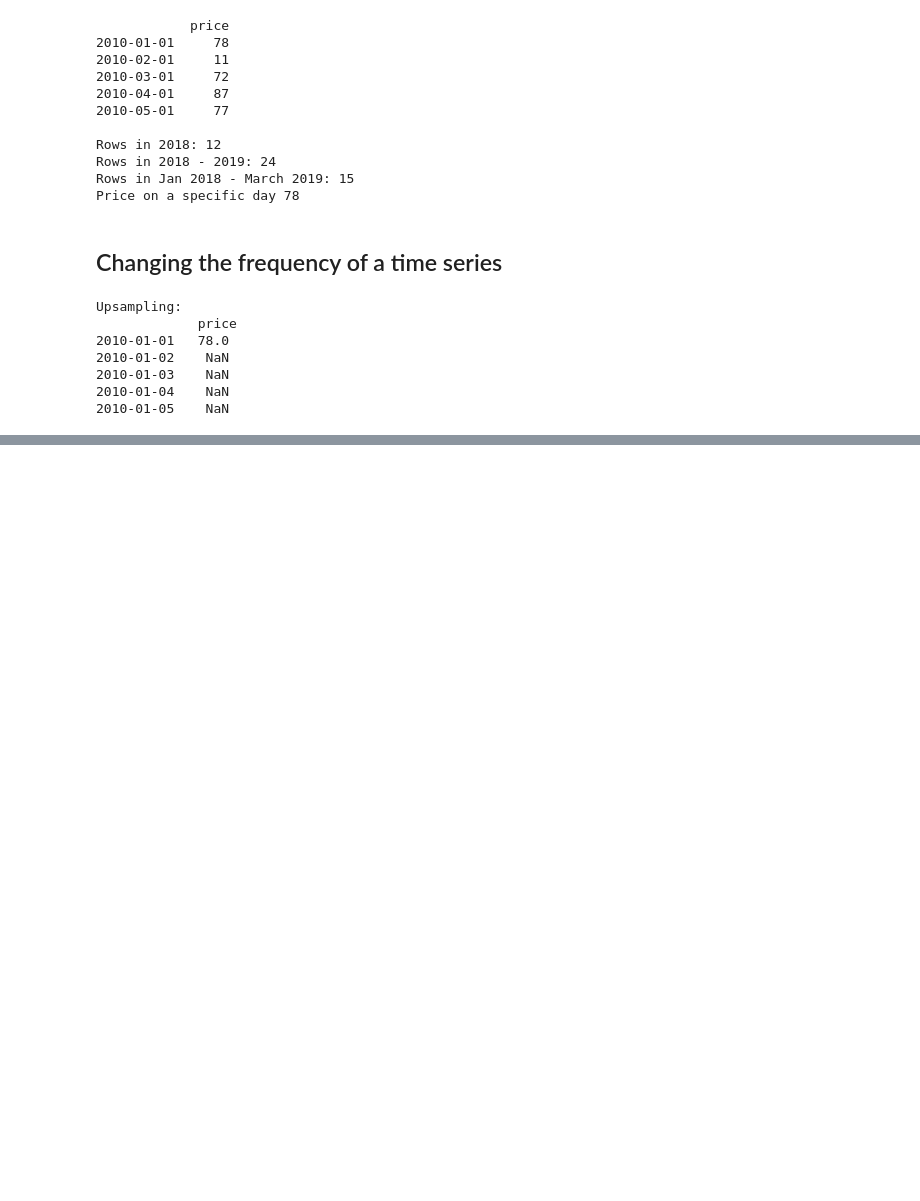
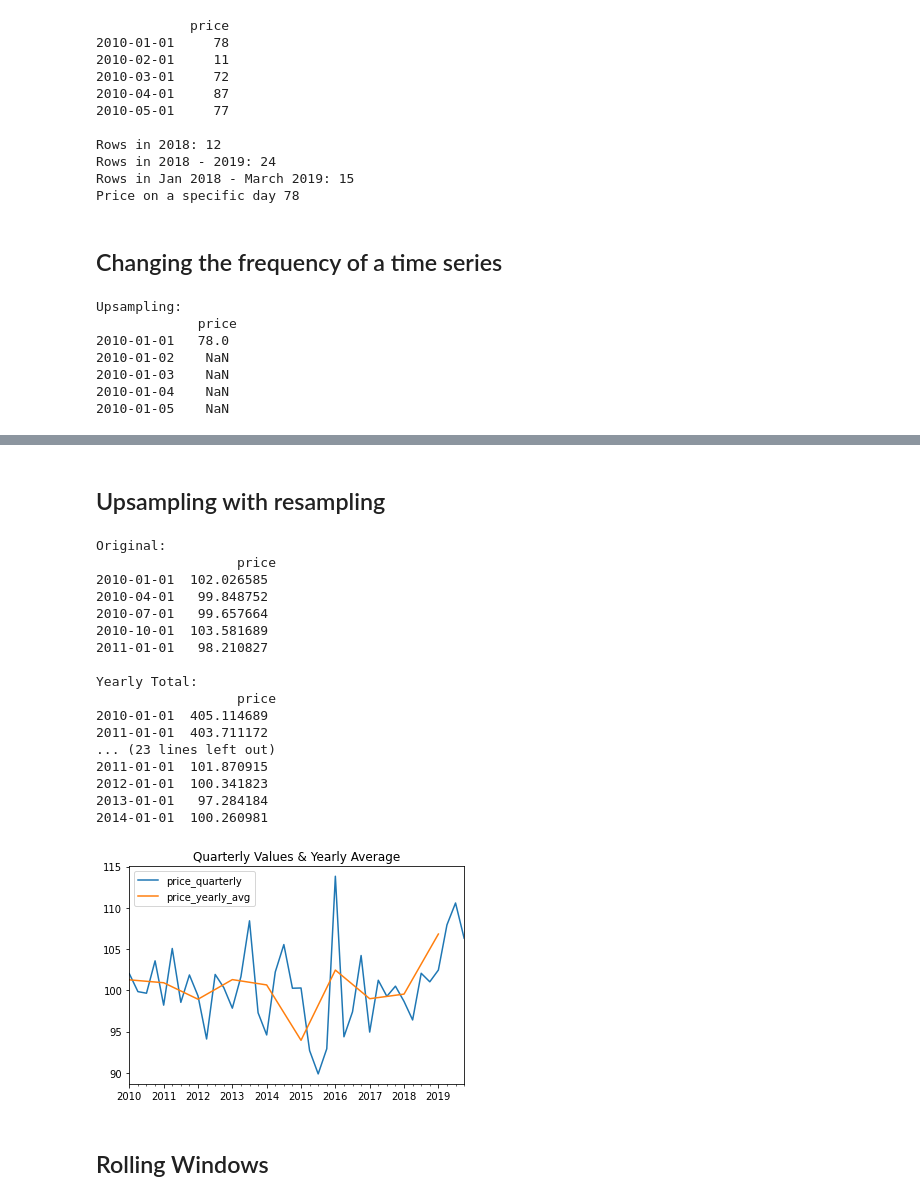
Before and after one commit to mattm/python-cheat-sheet, a Jupyter notebook: Time Series.ipynb, the cells around one changed output, grey strips where cells are left out. Cells and saved outputs as stored; diff of their text form; code cells hidden in the pictures; blank space fills up the shorter version.

```diff
--- a/Time Series.ipynb
+++ b/Time Series.ipynb
@@ -183,0 +291,37 @@ Upsampling:
+# %% [markdown]
+## Upsampling with resampling
+# %%
+index = pd.date_range(start="2010-01-01", periods=40, freq="QS")
+values = np.random.normal(loc=100, scale=5, size=len(index))
+quarterly = pd.DataFrame(values, columns=["price"], index=index)
+print("Original:\n", quarterly.head())
+
+print("\nYearly Total:\n", quarterly.resample("YS").sum().head())
+print("\nYearly Mean:\n", quarterly.resample("YS").mean().head())
+print("\nYearly First:\n", quarterly.resample("YS").first().head())
+print("\nYearly Last:\n", quarterly.resample("YS").last().head())
+
+ax = quarterly.add_suffix("_quarterly").plot()
+quarterly.resample("YS").mean().add_suffix("_yearly_avg").plot(ax=ax, title="Quarterly Values & Yearly Average")
+plt.show()
+# %% [output]
+Original:
+                  price
+2010-01-01  102.026585
+2010-04-01   99.848752
+2010-07-01   99.657664
+2010-10-01  103.581689
+2011-01-01   98.210827
+
+Yearly Total:
+                  price
+2010-01-01  405.114689
+2011-01-01  403.711172
+... (23 lines left out)
+2011-01-01  101.870915
+2012-01-01  100.341823
+2013-01-01   97.284184
+2014-01-01  100.260981
+[figure, added]
+# %% [markdown]
+## Rolling Windows
```
Also changed, not shown: parts of 10 cells of this notebook, 2 other files.
